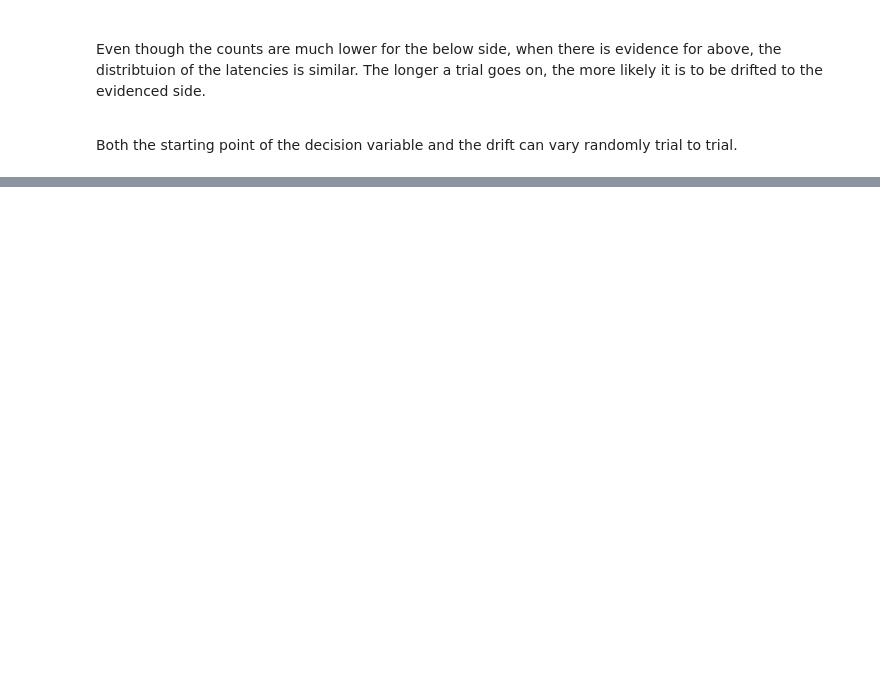
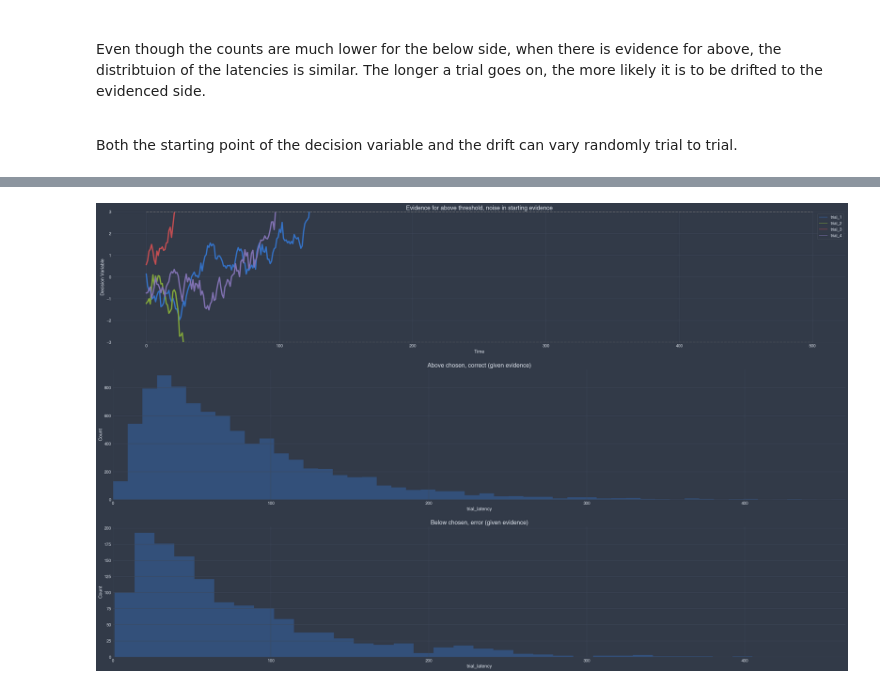
Before and after one commit to Benorli/CMCB, a Jupyter notebook: Notebooks/CMCB_From_Words_to_Models.ipynb, the cells around one changed output, grey strips where cells are left out. Saved outputs shown, nothing was run; the diff lists cells and outputs as text; code cells hidden in the pictures; blank space fills up the shorter version.

```diff
--- a/Notebooks/CMCB_From_Words_to_Models.ipynb
+++ b/Notebooks/CMCB_From_Words_to_Models.ipynb
@@ -454,0 +512,48 @@ See page 35 (58 of 485)
+# %%
+jtplot.style('chesterish',
+             spines=False,
+             figsize=(40, 25))
+
+def plot_random_walk_with_distribution(df_dv, df_trials, titles):
+    plt.subplot(3, 1, 1)
+    plt.xlabel('Time')
+    plt.ylabel('Decision Variable')
+    plt.title(titles['dv'], fontsize=18)
+    plt.ylim(-3,3)
+    sns.lineplot(data=df_dv.iloc[:, 0:4],
+                 dashes=False,
+                 linewidth=4)
+    plt.plot([0, nsamples], [3, 3],
+             linestyle='--',
+             linewidth=2,
+             c='grey')
+    plt.plot([0, nsamples], [-3, -3],
+             linestyle='--',
+             linewidth=2,
+             c='grey')
+
+    plt.subplot(3, 1, 2)
+    plt.title(titles['dist_chose_above'], fontsize=18)
+    plt.ylabel('Count')
+    sns.distplot(df_trials.trial_latency[df_trials.trial_response == 1],  # high boundry
+                kde=False)
+    plt.xlim(0, max(df_trials.trial_latency))
+
+    plt.subplot(3, 1, 3)
+    plt.title(titles['dist_chose_below'], fontsize=18)
+    plt.ylabel('Count')
+    sns.distplot(df_trials.trial_latency[df_trials.trial_response == -1],  # low boundry
+                 kde=False)
+    plt.xlim(0, max(df_trials.trial_latency))
+    fig = plt.gcf()
+    fig.tight_layout(h_pad=2)
+    return fig
+
+titles = {'dv': 'Evidence for above threshold, noise in starting evidence',
+          'dist_chose_above': 'Above chosen, correct (given evidence)',
+          'dist_chose_below': 'Below chosen, error (given evidence)'
+          }
+
+plot_random_walk_with_distribution(df_dv_above_noisy_start, df_trials_above_noisy_start, titles);
+# %% [output]
+[figure, added]
```
Also changed, not shown: parts of 7 cells of this notebook.
